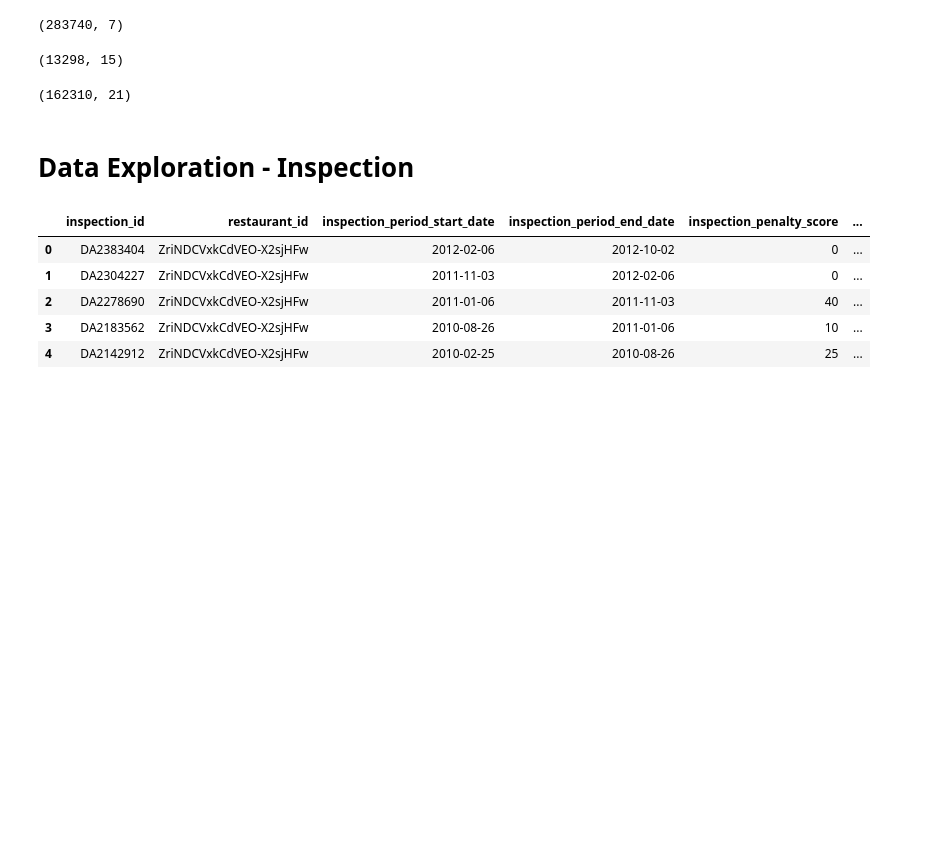
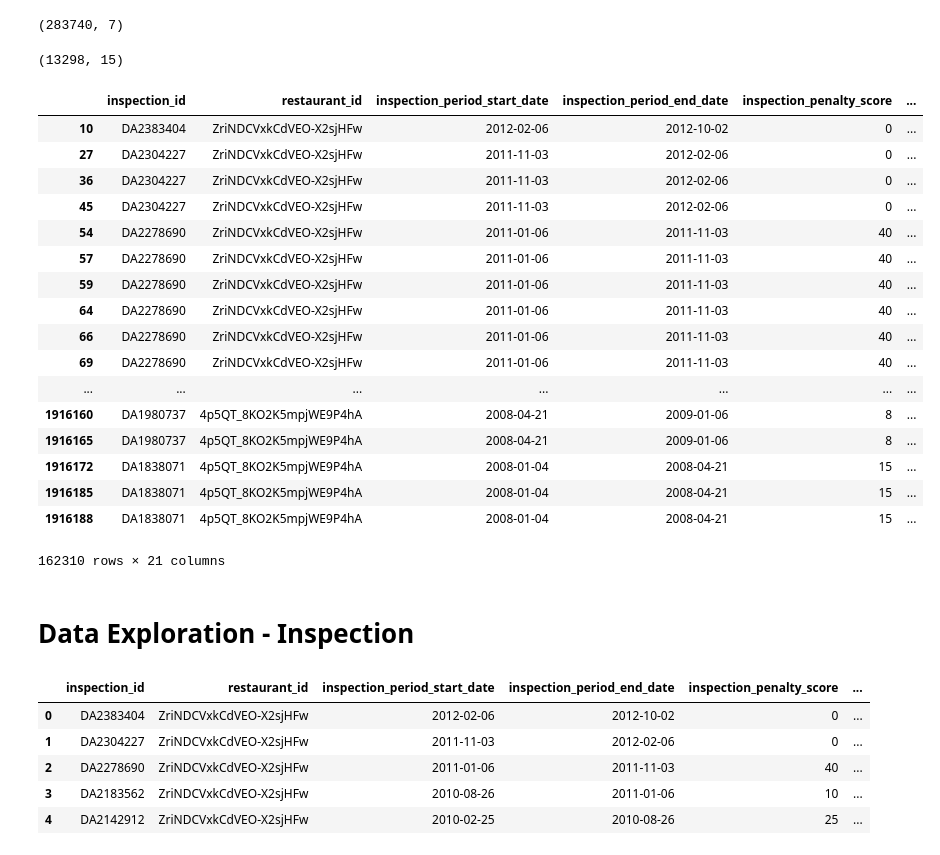
Before and after one commit to Minjia-Zhu/fresh_dash, a Jupyter notebook: Data Exploration - Inspection.ipynb, the cells around one changed output. Saved outputs shown, nothing was run; the diff lists cells and outputs as text; code cells hidden in the pictures; blank space fills up the shorter version.

```diff
--- a/Data Exploration - Inspection.ipynb
+++ b/Data Exploration - Inspection.ipynb
@@ -55,9 +55,26 @@ df_insp.shape
 # %% [output]
 (13298, 15)
 # %%
-df_merge.shape
+df_merge
 # %% [output]
+|  | inspection_id | restaurant_id | inspection_period_start_date | inspection_period_end_date | inspection_penalty_score | ... |
+| 10 | DA2383404 | ZriNDCVxkCdVEO-X2sjHFw | 2012-02-06 | 2012-10-02 | 0 | ... |
+| 27 | DA2304227 | ZriNDCVxkCdVEO-X2sjHFw | 2011-11-03 | 2012-02-06 | 0 | ... |
+| 36 | DA2304227 | ZriNDCVxkCdVEO-X2sjHFw | 2011-11-03 | 2012-02-06 | 0 | ... |
+| 45 | DA2304227 | ZriNDCVxkCdVEO-X2sjHFw | 2011-11-03 | 2012-02-06 | 0 | ... |
+| 54 | DA2278690 | ZriNDCVxkCdVEO-X2sjHFw | 2011-01-06 | 2011-11-03 | 40 | ... |
+| 57 | DA2278690 | ZriNDCVxkCdVEO-X2sjHFw | 2011-01-06 | 2011-11-03 | 40 | ... |
+| 59 | DA2278690 | ZriNDCVxkCdVEO-X2sjHFw | 2011-01-06 | 2011-11-03 | 40 | ... |
+| 64 | DA2278690 | ZriNDCVxkCdVEO-X2sjHFw | 2011-01-06 | 2011-11-03 | 40 | ... |
+| 66 | DA2278690 | ZriNDCVxkCdVEO-X2sjHFw | 2011-01-06 | 2011-11-03 | 40 | ... |
+| 69 | DA2278690 | ZriNDCVxkCdVEO-X2sjHFw | 2011-01-06 | 2011-11-03 | 40 | ... |
+| ... | ... | ... | ... | ... | ... | ... |
+| 1916160 | DA1980737 | 4p5QT_8KO2K5mpjWE9P4hA | 2008-04-21 | 2009-01-06 | 8 | ... |
+| 1916165 | DA1980737 | 4p5QT_8KO2K5mpjWE9P4hA | 2008-04-21 | 2009-01-06 | 8 | ... |
+| 1916172 | DA1838071 | 4p5QT_8KO2K5mpjWE9P4hA | 2008-01-04 | 2008-04-21 | 15 | ... |
+| 1916185 | DA1838071 | 4p5QT_8KO2K5mpjWE9P4hA | 2008-01-04 | 2008-04-21 | 15 | ... |
+| 1916188 | DA1838071 | 4p5QT_8KO2K5mpjWE9P4hA | 2008-01-04 | 2008-04-21 | 15 | ... |
-(162310, 21)
+162310 rows × 21 columns
 # %%
 df_merge.to_csv("individual_review_inspection_merged.csv")
 # %% [markdown]
```
Also changed, not shown: 2 other files.
